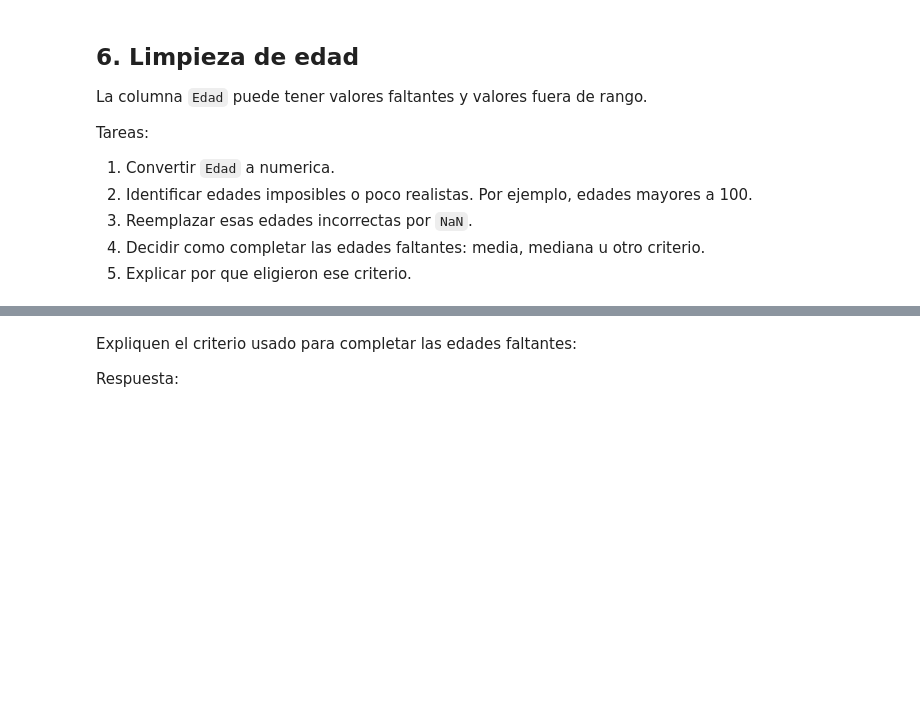
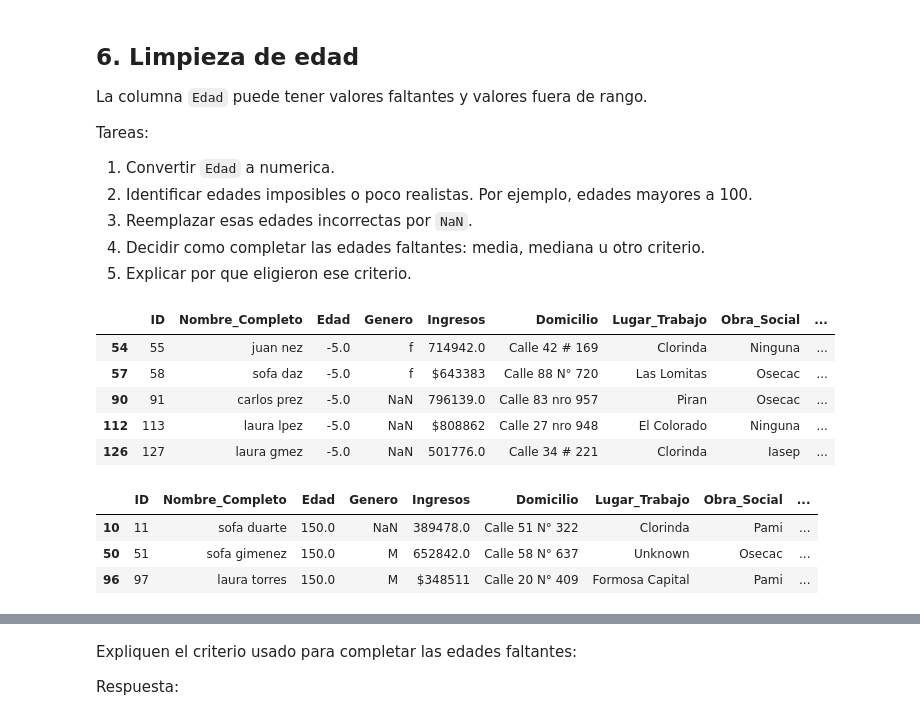
Before and after one commit to Dylan-Cabrera/pandas_actividades, a Jupyter notebook: ejercicios_limpieza_empleados.ipynb, the cells around one changed output, grey strips where cells are left out. Drawn from its saved outputs; the diff is of its cells as text; code cells hidden in the pictures; blank space fills up the shorter version.

Commit message:
Limpieza de edad, genero e ingresos

```diff
--- a/ejercicios_limpieza_empleados.ipynb
+++ b/ejercicios_limpieza_empleados.ipynb
@@ -144,6 +144,21 @@ Tareas:
 pd.to_numeric(df_limpio["Edad"], errors="coerce")
 df_limpio["Edad"] = pd.to_numeric(df_limpio["Edad"], errors="coerce")
 # %%
-# TODO: detectar edades fuera de rango o poco realistas, por ejemplo mayores a 100.
-# TODO: mostrar las filas donde aparezcan esas edades.
+# TO DO: detectar edades fuera de rango o poco realistas, por ejemplo mayores a 100.
+# TO DO: mostrar las filas donde aparezcan esas edades.
+df_limpio[df_limpio["Edad"] <0 ]
+# %% [output]
+|  | ID | Nombre_Completo | Edad | Genero | Ingresos | Domicilio | Lugar_Trabajo | Obra_Social | ... |
+| 54 | 55 | juan nez | -5.0 | f | 714942.0 | Calle 42 # 169 | Clorinda | Ninguna | ... |
+| 57 | 58 | sofa daz | -5.0 | f | $643383 | Calle 88 N° 720 | Las Lomitas | Osecac | ... |
+| 90 | 91 | carlos prez | -5.0 | NaN | 796139.0 | Calle 83 nro 957 | Piran | Osecac | ... |
+| 112 | 113 | laura lpez | -5.0 | NaN | $808862 | Calle 27 nro 948 | El Colorado | Ninguna | ... |
+| 126 | 127 | laura gmez | -5.0 | NaN | 501776.0 | Calle 34 # 221 | Clorinda | Iasep | ... |
+# %%
+df_limpio[df_limpio["Edad"] > 100 ]
+# %% [output]
+|  | ID | Nombre_Completo | Edad | Genero | Ingresos | Domicilio | Lugar_Trabajo | Obra_Social | ... |
+| 10 | 11 | sofa duarte | 150.0 | NaN | 389478.0 | Calle 51 N° 322 | Clorinda | Pami | ... |
+| 50 | 51 | sofa gimenez | 150.0 | M | 652842.0 | Calle 58 N° 637 | Unknown | Osecac | ... |
+| 96 | 97 | laura torres | 150.0 | M | $348511 | Calle 20 N° 409 | Formosa Capital | Pami | ... |
 # %%
```
Also changed, not shown: parts of 2 cells of this notebook.
